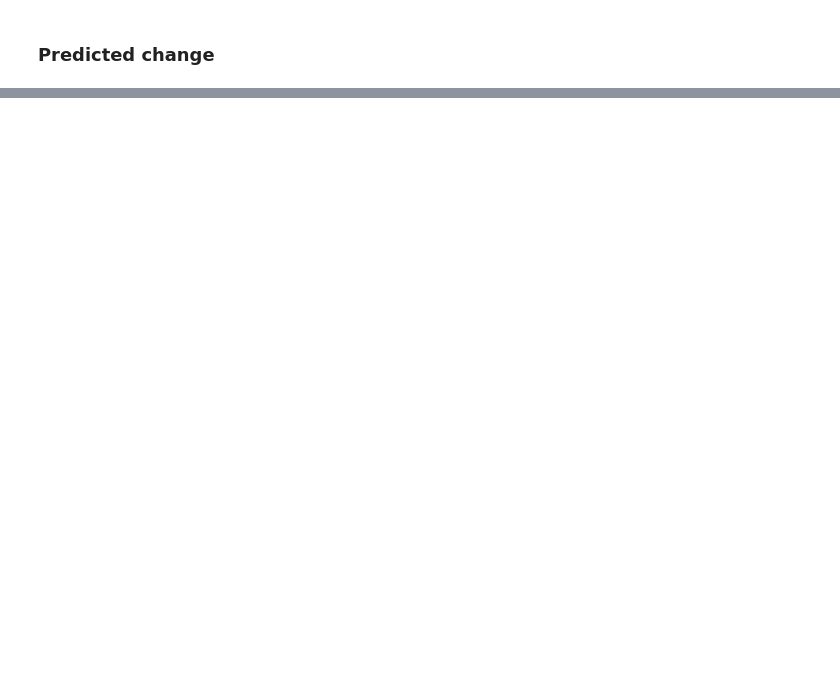
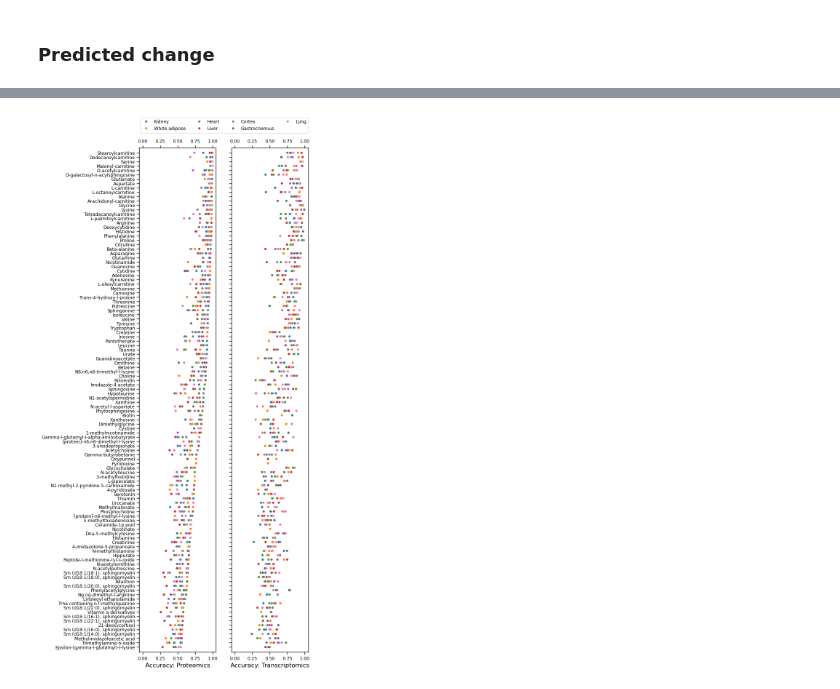
Before and after one commit to MolecularBioinformatics/prm_manuscript, a Jupyter notebook: jupyter_notebooks/figures_main_text.ipynb, the cells around one changed output, grey strips where cells are left out. Cells and saved outputs as stored; diff of their text form; code cells hidden in the pictures; blank space fills up the shorter version.

Commit message:
updated jupyter notebooks

```diff
--- a/jupyter_notebooks/figures_main_text.ipynb
+++ b/jupyter_notebooks/figures_main_text.ipynb
@@ -101,0 +230,99 @@ df.loc[(df.Predicted < 1.01) & (df.Predicted > 0.99), 'hue'] = 'grey'
+# %%
+df_met_accuracy = pd.read_excel('../Supplementary_Table_MetaboliteAccuracy_Rat_Fig3.xlsx')
+"""
+Reads metabolite accuracy data from an Excel file, capitalizes the 'Metabolite' column,
+and sorts the DataFrame by 'Omics' and 'Accuracy' columns.
+
+Steps:
+1. Reads the Excel file '../Supplementary_Table_MetaboliteAccuracy_Rat_Fig3.xlsx' into a DataFrame.
+2. Capitalizes the strings in the 'Metabolite' column.
+3. Sorts the DataFrame by 'Omics' in ascending order and 'Accuracy' in descending order.
+
+Variables:
+    df_met_accuracy (pd.DataFrame): DataFrame containing metabolite accuracy data.
+
+Filepath:
+    /Users/install/Documents/git/prm_manuscript/jupyter_notebooks/figures_main_text.ipynb
+"""
+df_met_accuracy['Metabolite'] = df_met_accuracy['Metabolite'].str.capitalize()
+df_met_accuracy.sort_values(['Omics', 'Accuracy'], ascending=[True, False], inplace=True)
+# %%
+# Figure 3b
+"""
+This script generates a figure with two scatter plots comparing the accuracy of different metabolites
+across various tissues for Proteomics and Transcriptomics data.
+
+Functions:
+    sns.set_context: Sets the context for seaborn plots to 'paper' with a font scale of 1.0.
+    plt.subplots: Creates a figure with two subplots sharing the y-axis.
+    sns.scatterplot: Creates scatter plots for Proteomics and Transcriptomics data.
+
+Parameters:
+    x (str): The column name for the x-axis values ('Accuracy').
+    y (str): The column name for the y-axis values ('Metabolite').
+    data (DataFrame): The data source for the scatter plots, filtered by 'Omics' type.
+    hue (str): The column name for the hue values ('Tissue').
+    ax (AxesSubplot): The subplot axes to draw the scatter plot on.
+    hue_order (list): The order of the hue categories.
+    legend (bool): Whether to display the legend (False for Proteomics, True for Transcriptomics).
+
+Axes Customization:
+    ax[0].set_xlabel: Sets the x-axis label for the Proteomics plot.
+    ax[0].set_ylabel: Clears the y-axis label for the Proteomics plot.
+    ax[0].set_xlim: Sets the x-axis limits for the Proteomics plot.
+    ax[0].margins: Sets the y-axis margins for the Proteomics plot.
+    ax[0].set_yticklabels: Rotates the y-axis tick labels for the Proteomics plot.
+    ax[0].tick_params: Configures the x-axis ticks for the Proteomics plot.
+
+    ax[1].set_xlabel: Sets the x-axis label for the Transcriptomics plot.
+    ax[1].set_ylabel: Clears the y-axis label for the Transcriptomics plot.
+    ax[1].set_xlim: Sets the x-axis limits for the Transcriptomics plot.
+    ax[1].legend: Configures the legend for the Transcriptomics plot.
+    ax[1].margins: Sets the y-axis margins for the Transcriptomics plot.
+    ax[1].tick_params: Configures the x-axis ticks for the Transcriptomics plot.
+
+Figure Layout:
+    fig (Figure): The figure object containing the subplots.
+    ax (array of AxesSubplot): The array of subplot axes.
+    figsize (tuple): The size of the figure (width, height).
+    sharey (bool): Whether to share the y-axis between subplots (True).
+"""
+sns.set_context('paper', font_scale=1.0)
+
+# Create subplots with shared y-axis
+fig, ax = plt.subplots(1, 2, figsize=(6, 18), sharey=True)
+
+# Scatter plot for Proteomics data
+sns.scatterplot(
+    x='Accuracy',
+    y='Metabolite',
+    data=df_met_accuracy[df_met_accuracy['Omics'] == 'Proteomics'],
+    hue='Tissue',
+    ax=ax[0],
+    hue_order=['Kidney', 'White adipose', 'Heart', 'Liver', 'Cortex', 'Gastrocnemius', 'Lung'],
+    legend=False
+)
+ax[0].set_xlabel('Accuracy: Proteomics', fontsize=12)
+ax[0].set_ylabel('')
+ax[0].set_xlim(-0.05, 1.05)
+ax[0].margins(y=0.01)
+ax[0].set_yticklabels(ax[0].get_yticklabels(), rotation=0)
+ax[0].tick_params(axis='x', which='both', labeltop=True, top=True)
+
+# Scatter plot for Transcriptomics data
+sns.scatterplot(
+    x='Accuracy',
+    y='Metabolite',
+    data=df_met_accuracy[df_met_accuracy['Omics'] == 'Transcriptomics'],
+    hue='Tissue',
+    ax=ax[1],
+    hue_order=['Kidney', 'White adipose', 'Heart', 'Liver', 'Cortex', 'Gastrocnemius', 'Lung']
+)
+ax[1].set_xlabel('Accuracy: Transcriptomics', fontsize=12)
+ax[1].set_ylabel('')
+ax[1].set_xlim(-0.05, 1.05)
+ax[1].legend(bbox_to_anchor=(1.0, 1.06), loc='upper right', borderaxespad=0., ncols=4)
+ax[1].margins(y=0.01)
+ax[1].tick_params(axis='x', which='both', labeltop=True, top=True)
+# %% [output]
+[figure, added]
```
Also changed, not shown: parts of 34 cells of this notebook, 2 other files.
